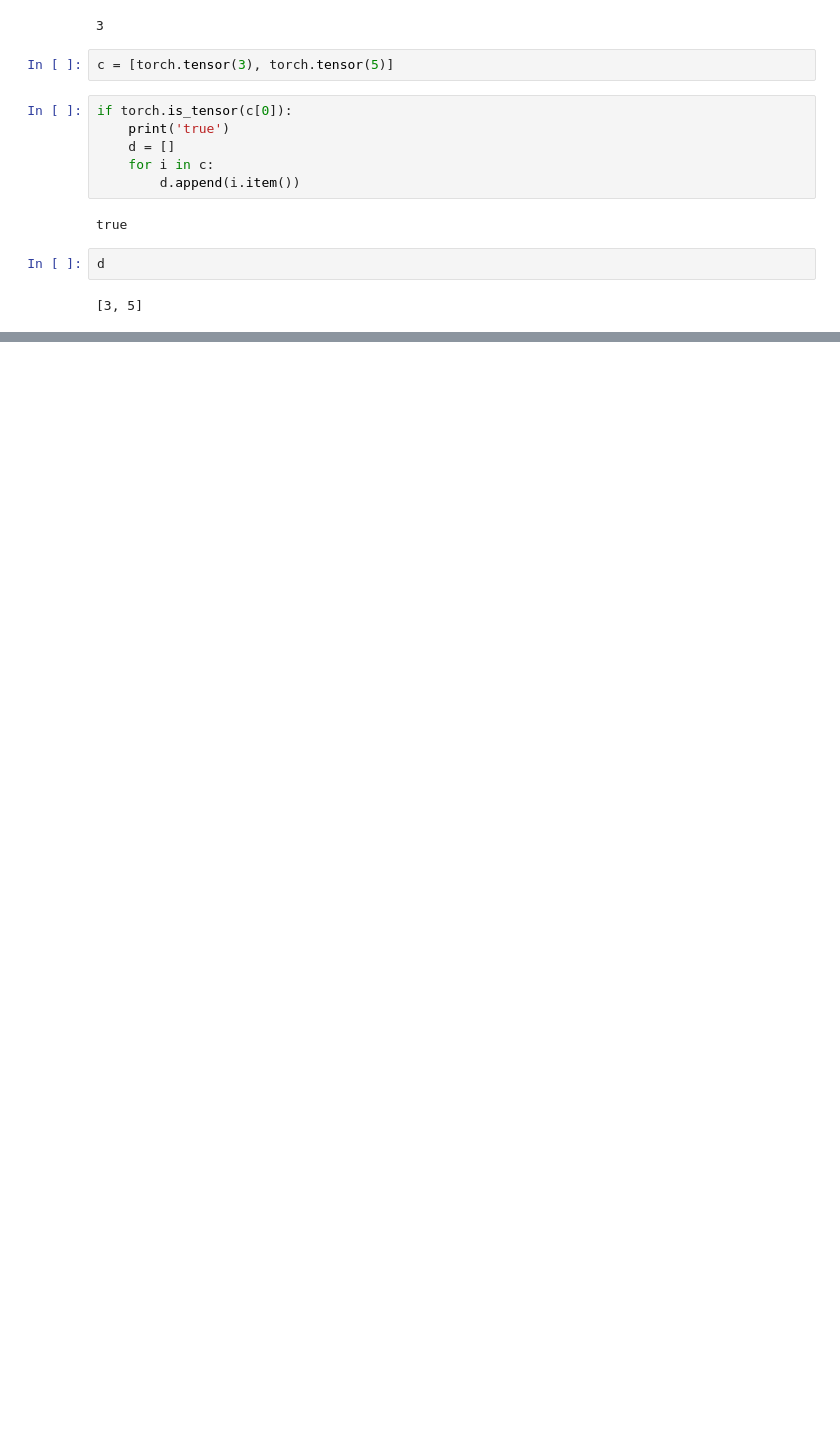
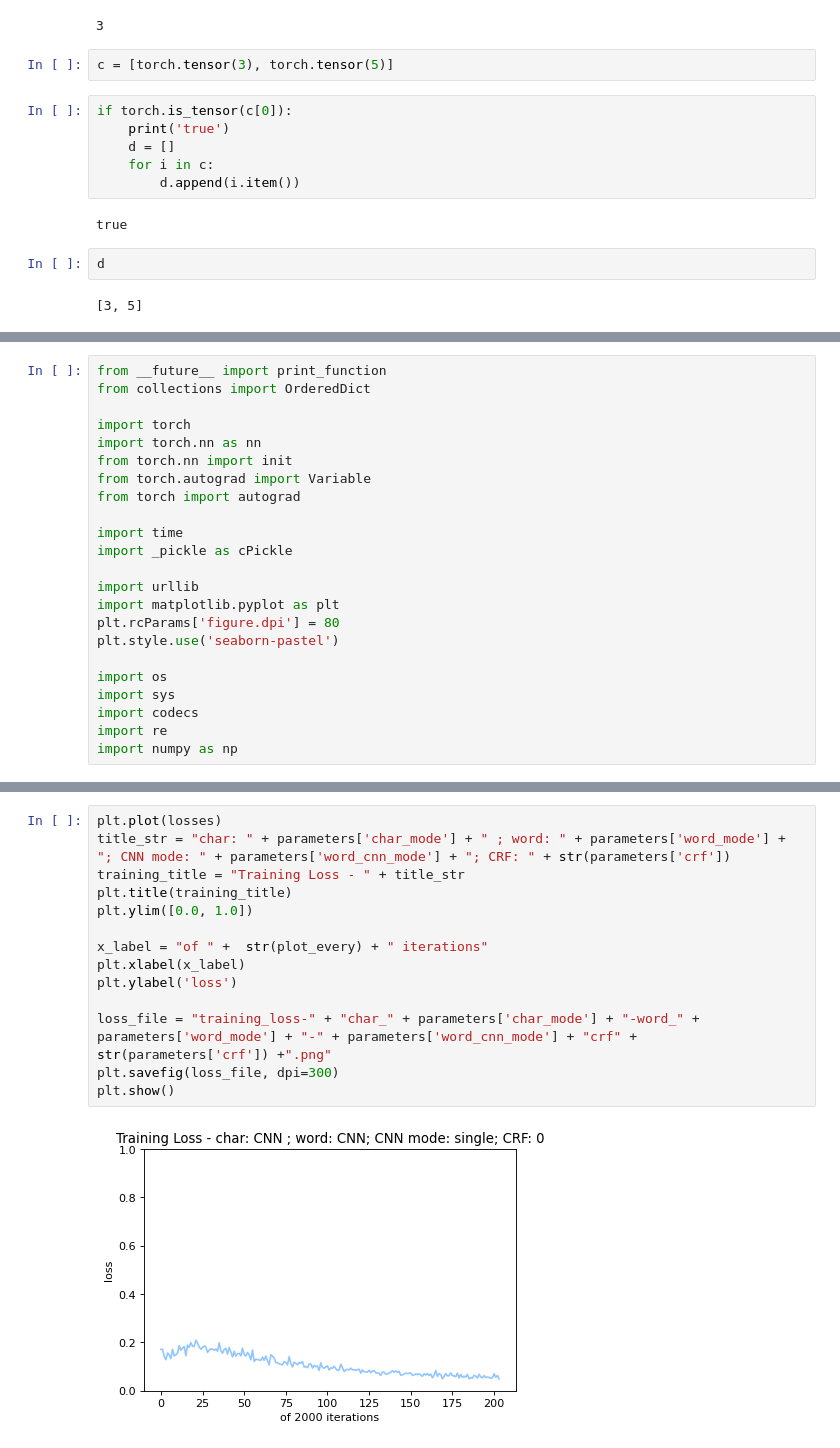
Before and after one commit to yangland/End-to-end-Sequence-Labeling-via-Bi-directional-LSTM-CNNs-CRF-Tutorial, a Jupyter notebook: test2.ipynb, the cells around one changed output, grey strips where cells are left out. Drawn from its saved outputs; the diff is of its cells as text; blank space fills up the shorter version.

```diff
--- a/test2.ipynb
+++ b/test2.ipynb
@@ -320,0 +531,23 @@ d
+# %%
+from __future__ import print_function
+from collections import OrderedDict
+
+import torch
+import torch.nn as nn
+from torch.nn import init
+from torch.autograd import Variable
+from torch import autograd
+
+import time
+import _pickle as cPickle
+
+import urllib
+import matplotlib.pyplot as plt
+plt.rcParams['figure.dpi'] = 80
+plt.style.use('seaborn-pastel')
+
+import os
+import sys
+import codecs
+import re
+import numpy as np
@@ -320,0 +598,16 @@ d
+# %%
+plt.plot(losses)
+title_str = "char: " + parameters['char_mode'] + " ; word: " + parameters['word_mode'] + "; CNN mode: " + parameters['word_cnn_mode'] + "; CRF: " + str(parameters['crf'])
+training_title = "Training Loss - " + title_str
+plt.title(training_title)
+plt.ylim([0.0, 1.0])
+
+x_label = "of " +  str(plot_every) + " iterations"
+plt.xlabel(x_label)
+plt.ylabel('loss')
+
+loss_file = "training_loss-" + "char_" + parameters['char_mode'] + "-word_" + parameters['word_mode'] + "-" + parameters['word_cnn_mode'] + "crf" + str(parameters['crf']) +".png"
+plt.savefig(loss_file, dpi=300)
+plt.show()
+# %% [output]
+[figure, added]
```
Also changed, not shown: parts of 7 cells of this notebook, 3 other files.
